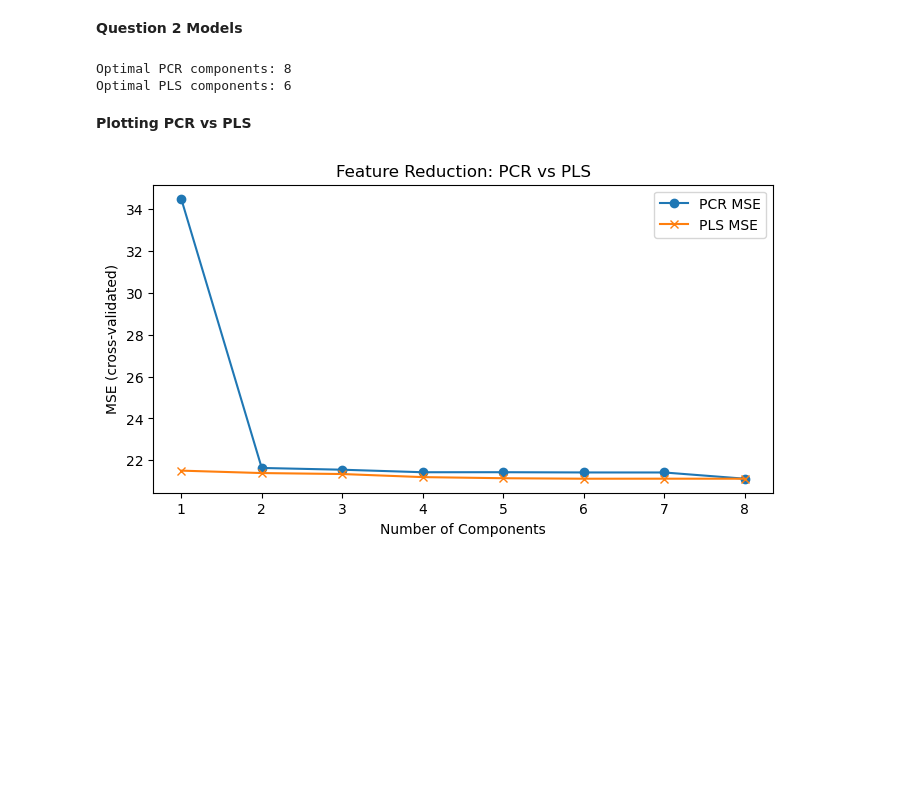
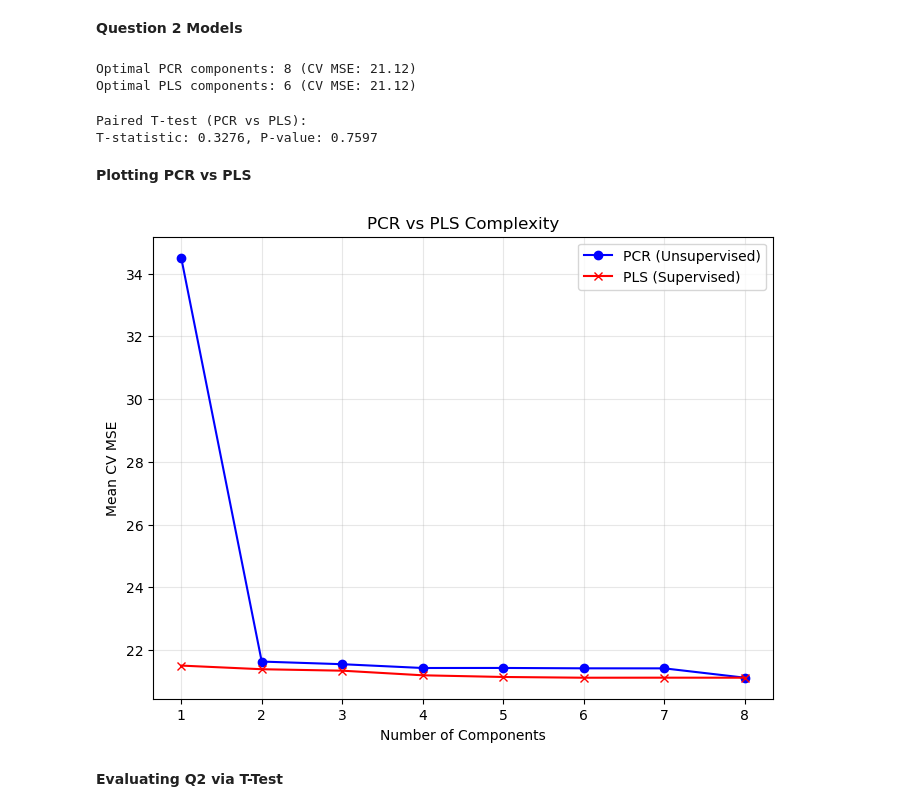
Before and after one commit to shehzanwar/DMSL7406, a Jupyter notebook: Project/f1_proj.ipynb, the cells around one changed output. Saved outputs shown, nothing was run; the diff lists cells and outputs as text; code cells hidden in the pictures; blank space fills up the shorter version.

```diff
--- a/Project/f1_proj.ipynb
+++ b/Project/f1_proj.ipynb
@@ -230,39 +293,66 @@ plt.show()
 # Aligning target variable (y2) for train-test split
 y2 = master_f1['positionOrder'][mask]
 _, _, y2_train, y2_test = train_test_split(X_imputed, y2, test_size=0.2, random_state=rand_st)
+n_comp = np.arange(1, X_train_scaled.shape[1] + 1)
 
-# PCR
 pcr_scores = []
-for k in range(1, X_train_scaled.shape[1] + 1):
+pcr_mean_mse = []
+pls_scores = []
+pls_mean_mse = []
+
+for k in n_comp:
+    # PCR
     pca = PCA(n_components=k)
     X_reduced = pca.fit_transform(X_train_scaled)
     lr = LinearRegression()
-    score = np.mean(cross_val_score(lr, X_reduced, y2_train, cv=cv5, scoring='neg_mean_squared_error')) # minimize MSE
-    pcr_scores.append(score)
-best_k_pcr = np.argmax(pcr_scores) + 1
-print(f"Optimal PCR components: {best_k_pcr}")
+    scores_pcr = cross_val_score(lr, X_reduced, y2_train, cv=cv5, scoring='neg_mean_squared_error') # minimize MSE
+    pcr_scores.append(-scores_pcr)
+    pcr_mean_mse.append(-scores_pcr.mean())
 
-# PLS Tuning
-pls_scores = []
-for k in range(1, X_train_scaled.shape[1] + 1):
+    # PLS
     pls = PLSRegression(n_components=k)
-    score = np.mean(cross_val_score(pls, X_train_scaled, y2_train, cv=cv5, scoring='neg_mean_squared_error')) # minimize MSE
-    pls_scores.append(score)
-best_k_pls = np.argmax(pls_scores) + 1
-print(f"Optimal PLS components: {best_k_pls}")
+    scores_pls = cross_val_score(pls, X_train_scaled, y2_train, cv=cv5, scoring='neg_mean_squared_error')
+    pls_scores.append(-scores_pls)
+    pls_mean_mse.append(-scores_pls.mean())
+
+# Selecting k with lowest CV MSE
+best_k_pcr = np.argmin(pcr_mean_mse) + 1
+best_k_pls = np.argmin(pls_mean_mse) + 1
+
+print(f"Optimal PCR components: {best_k_pcr} (CV MSE: {min(pcr_mean_mse):.2f})")
+print(f"Optimal PLS components: {best_k_pls} (CV MSE: {min(pls_mean_mse):.2f})")
 # %% [output]
-Optimal PCR components: 8
-Optimal PLS components: 6
+Optimal PCR components: 8 (CV MSE: 21.12)
+Optimal PLS components: 6 (CV MSE: 21.12)
+# %%
+# Paired T-test between PCR and PLS
+# Extracting 5 score folds for best k
+best_pcr_folds = pcr_scores[best_k_pcr - 1]
+best_pls_folds = pls_scores[best_k_pls - 1]
+
+if np.allclose(best_pcr_folds, best_pls_folds):
+    print("Paired T-test not applicable: \nScores are identical.")
+else:
+    t_stat, p_value = stats.ttest_rel(best_pcr_folds, best_pls_folds)
+    print(f"Paired T-test (PCR vs PLS):")
+    print(f"T-statistic: {t_stat:.4f}, P-value: {p_value:.4f}")
+# %% [output]
+Paired T-test (PCR vs PLS):
+T-statistic: 0.3276, P-value: 0.7597
 # %% [markdown]
 **Plotting PCR vs PLS**
 # %%
-plt.figure(figsize=(8,4))
-plt.plot(range(1, X_train_scaled.shape[1] + 1), -np.array(pcr_scores), marker='o', label='PCR MSE')
-plt.plot(range(1, X_train_scaled.shape[1] + 1), -np.array(pls_scores), marker='x', label='PLS MSE')
+plt.figure(figsize=(8,6))
+plt.plot(n_comp, pcr_mean_mse, marker='o', label='PCR (Unsupervised)', linestyle='-', color='blue')
+plt.plot(n_comp, pls_mean_mse, marker='x', label='PLS (Supervised)', linestyle='-', color='red')
+
 plt.xlabel('Number of Components')
-plt.ylabel('MSE (cross-validated)')
+plt.ylabel('Mean CV MSE')
+plt.title('PCR vs PLS Complexity')
 plt.legend()
-plt.title('Feature Reduction: PCR vs PLS')
+plt.grid(True, alpha=0.3)
 plt.show()
 # %% [output]
-[figure, old version]
+[figure, new version]
+# %% [markdown]
+**Evaluating Q2 via T-Test**
```
Also changed, not shown: parts of 5 cells of this notebook, 1 other file.
